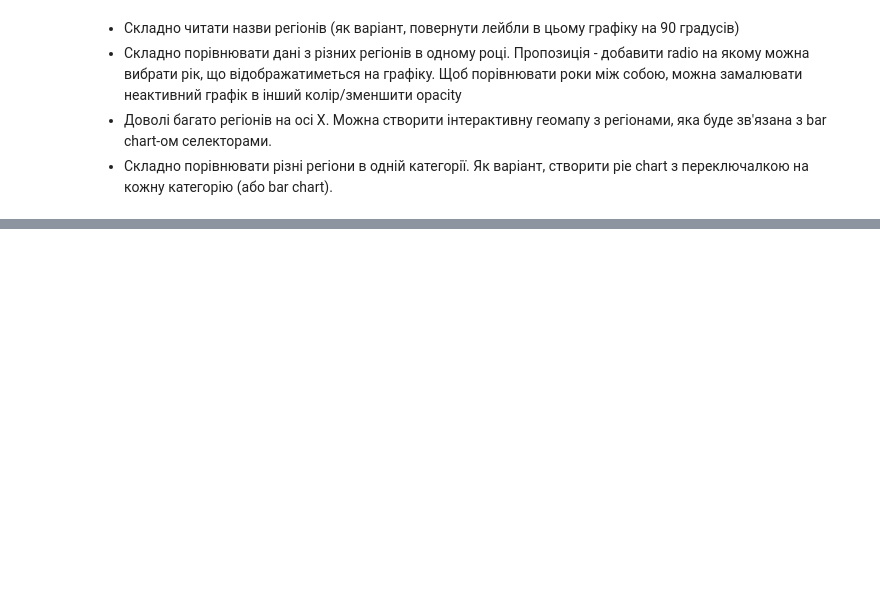
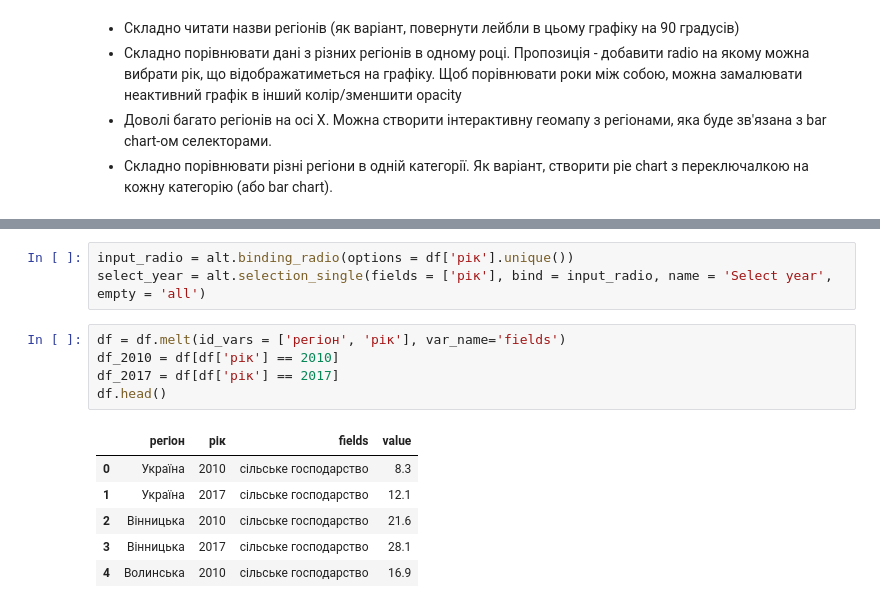
Before and after one commit to markoburda/visual_hw1, a Jupyter notebook: notebooks/burda_hw8.ipynb, the cells around one changed output, grey strips where cells are left out. Cells and saved outputs as stored; diff of their text form; blank space fills up the shorter version.

```diff
--- a/notebooks/burda_hw8.ipynb
+++ b/notebooks/burda_hw8.ipynb
@@ -10,0 +36,15 @@ Image('../data/original.png')
+# %%
+input_radio = alt.binding_radio(options = df['рік'].unique())
+select_year = alt.selection_single(fields = ['рік'], bind = input_radio, name = 'Select year', empty = 'all')
+# %%
+df = df.melt(id_vars = ['регіон', 'рік'], var_name='fields')
+df_2010 = df[df['рік'] == 2010]
+df_2017 = df[df['рік'] == 2017]
+df.head()
+# %% [output]
+|  | регіон | рік | fields | value |
+| 0 | Україна | 2010 | сільське господарство | 8.3 |
+| 1 | Україна | 2017 | сільське господарство | 12.1 |
+| 2 | Вінницька | 2010 | сільське господарство | 21.6 |
+| 3 | Вінницька | 2017 | сільське господарство | 28.1 |
+| 4 | Волинська | 2010 | сільське господарство | 16.9 |
```
Also changed, not shown: parts of 4 cells of this notebook.
